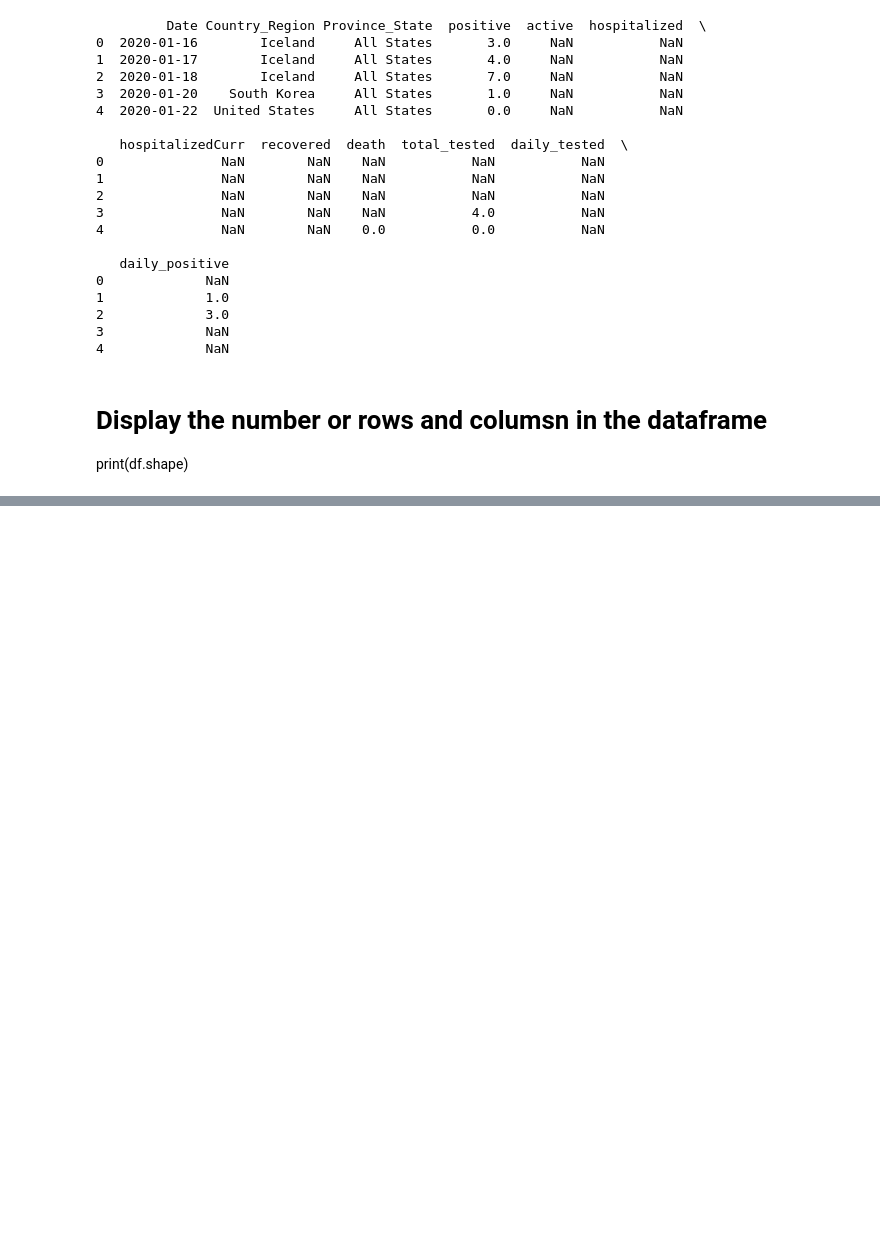
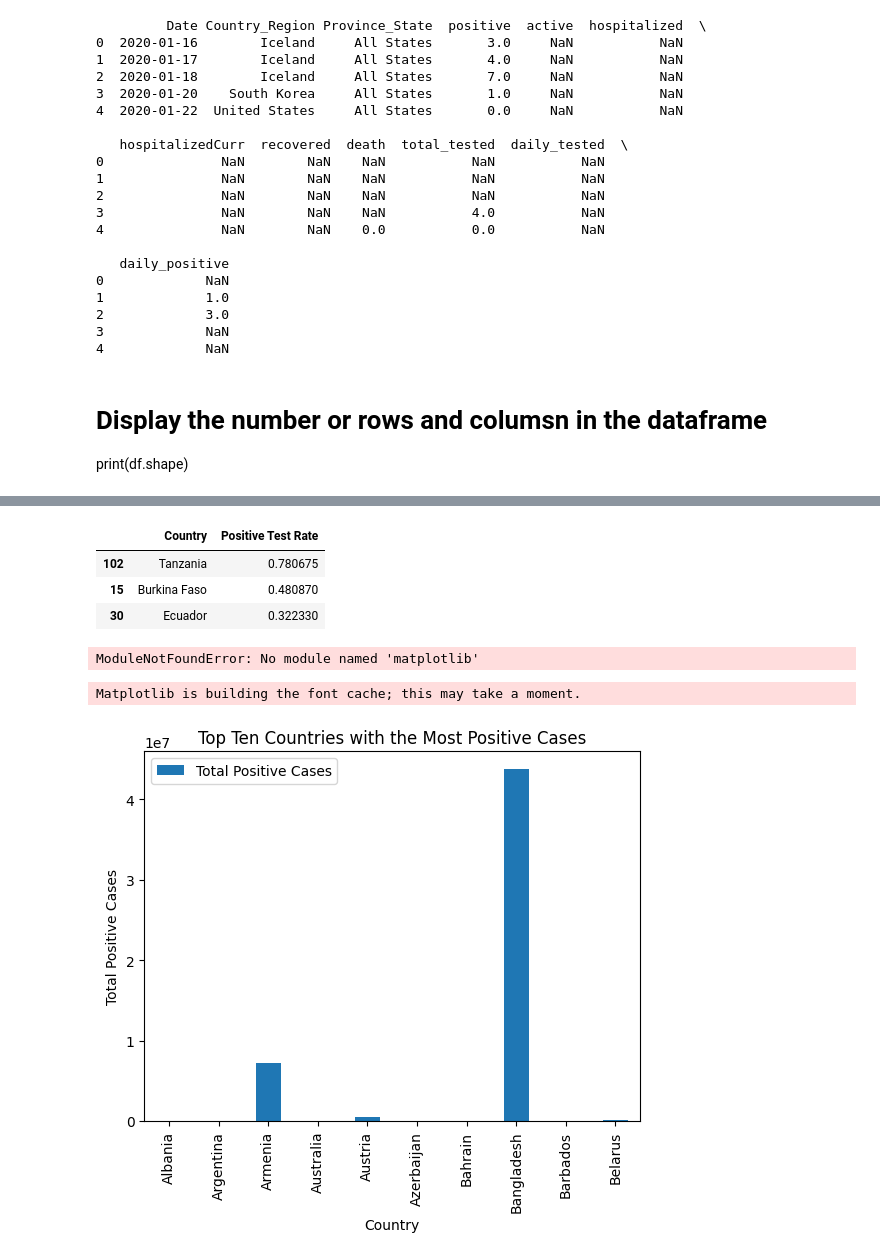
Before and after one commit to rtandle04/CopilotHackathon, a Jupyter notebook: COVID19WorldwideTesting Data.ipynb, the cells around one changed output, grey strips where cells are left out. Cells and saved outputs as stored; diff of their text form; code cells hidden in the pictures; blank space fills up the shorter version.

````diff
--- a/COVID19WorldwideTesting Data.ipynb
+++ b/COVID19WorldwideTesting Data.ipynb
@@ -30,0 +107,4 @@ print(df.shape)
+# %%
+# Drop rows that have missing values
+
+data.dropna(inplace=True)
@@ -30,0 +118,15 @@ print(df.shape)
+# %%
+```markdown
+# Convert the data types of the columns to appropriate types
+
+To ensure that the data is in the correct format for analysis, we need to convert the data types of the columns to their appropriate types. This includes converting numerical columns to `float` or `int` and date columns to `datetime`.
+
+Here is the code to convert the data types:
+
+```python
+data['Positive Cases'] = data['Positive Cases'].astype(int)
+data['Total Tested'] = data['Total Tested'].astype(int)
+```
+
+By converting the data types, we can perform more accurate calculations and analyses on the dataset.
+```
@@ -30,0 +156,12 @@ print(df.shape)
+# %%
+# Group the data by 'Country' and calculate the sum of 'Positive Cases'
+
+total_positive_cases = data.groupby('Country')['Positive Cases'].sum()
+
+# Create a new dataframe with the total positive cases for each country
+
+df_total_positive_cases = pd.DataFrame({'Country': total_positive_cases.index, 'Total Positive Cases': total_positive_cases.values})
+
+# Display the new dataframe
+
+df_total_positive_cases.head(10)
@@ -30,0 +274,42 @@ print(df.shape)
+# %%
+# Merge the dataframes on 'Country'
+merged_df = pd.merge(df_total_positive_cases, df_total_tests, on='Country')
+
+# Calculate the Positive Test Rate
+merged_df['Positive Test Rate'] = merged_df['Total Positive Cases'] / merged_df['Total Tests']
+
+# Display the top three countries with the highest ratio of positive cases to the number of tests conducted
+top_countries = merged_df.nlargest(3, 'Positive Test Rate')
+
+top_countries[['Country', 'Positive Test Rate']]
+# %% [output]
+|  | Country | Positive Test Rate |
+| 102 | Tanzania | 0.780675 |
+| 15 | Burkina Faso | 0.480870 |
+| 30 | Ecuador | 0.322330 |
+# %%
+#Display the results a chart that shows the top three countries with the highest ratio of positive cases to the number
+
+%pip install matplotlib
+import matplotlib.pyplot as plt
+
+top_countries.plot(x='Country', y='Positive Test Rate', kind='bar')
+# %% [output]
+ModuleNotFoundError: No module named 'matplotlib'
+# %%
+#Display the results in a chart that shows the top ten countries with the most positive cases
+
+import matplotlib.pyplot as plt
+
+df_total_positive_cases.head(10).plot(x='Country', y='Total Positive Cases', kind='bar')
+
+plt.xlabel('Country')
+
+plt.ylabel('Total Positive Cases')
+
+plt.title('Top Ten Countries with the Most Positive Cases')
+
+plt.show()
+# %% [output]
+Matplotlib is building the font cache; this may take a moment.
+[figure, added]
````
Also changed, not shown: parts of 18 cells of this notebook.
